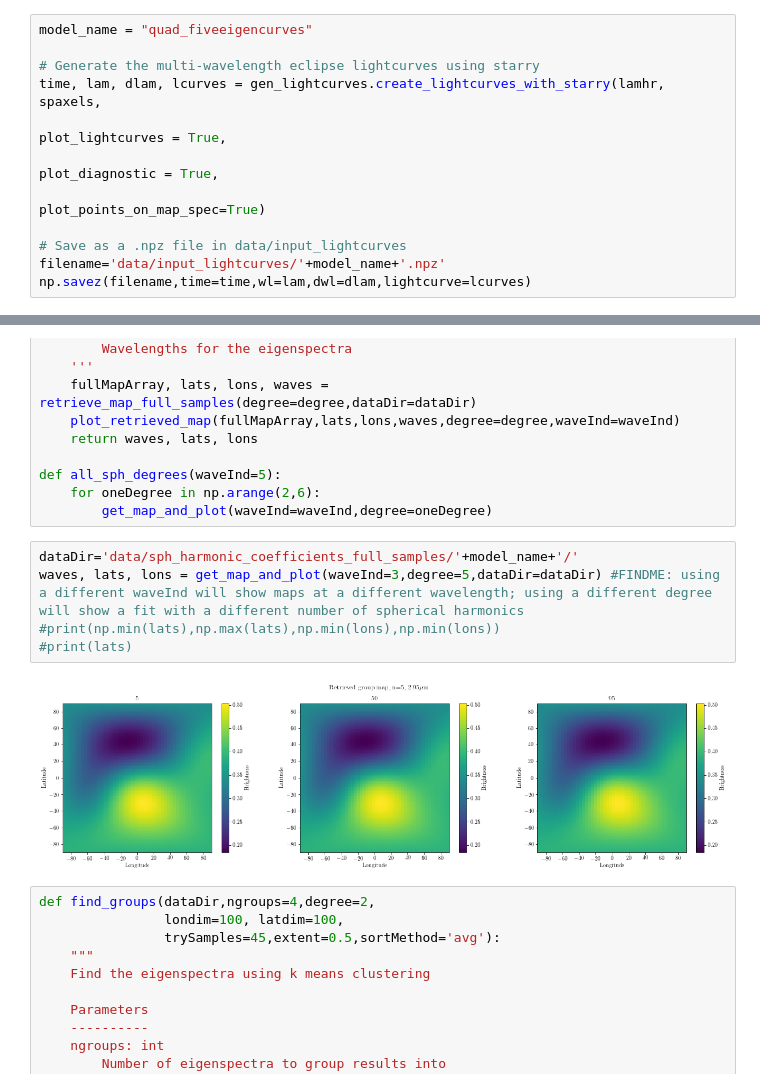
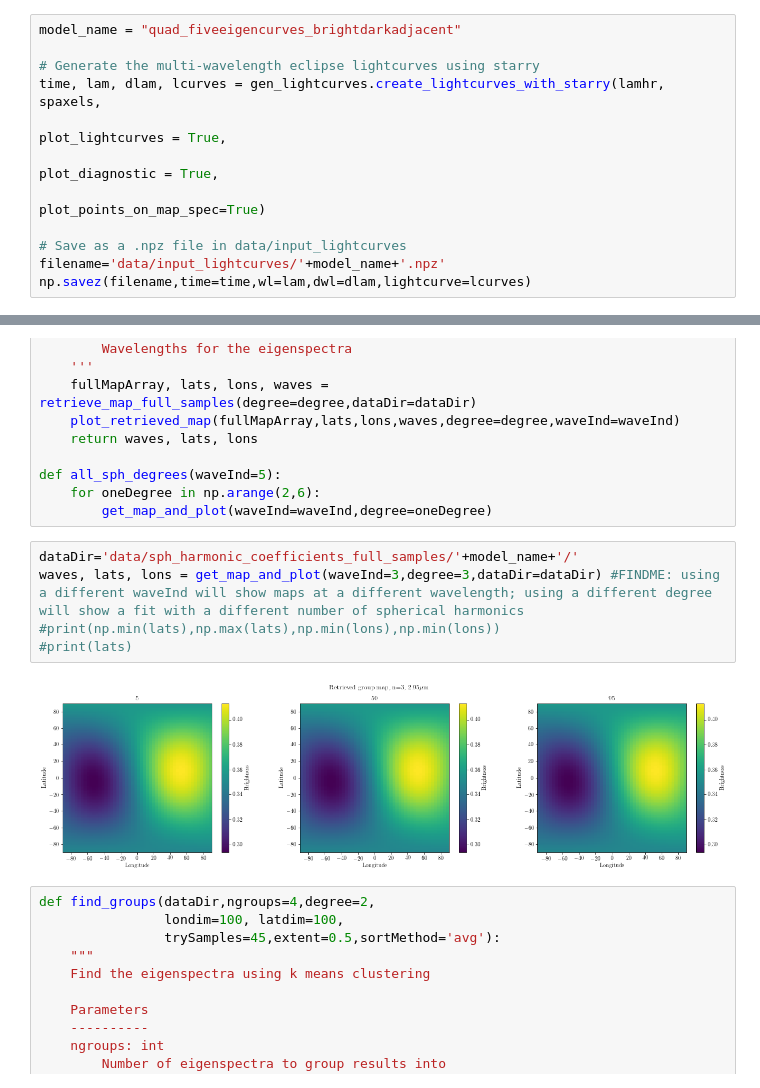
Before and after one commit to multidworlds/eigenspectra, a Jupyter notebook: master_spidermanalltheway.ipynb, the cells around one changed output, grey strips where cells are left out. Drawn from its saved outputs; the diff is of its cells as text.

```diff
--- a/master_spidermanalltheway.ipynb
+++ b/master_spidermanalltheway.ipynb
@@ -134,7 +134,7 @@ show_orig_map(lamhr, spaxels);
 # %% [markdown]
 # Generate new input lightcurves
 # %%
-model_name = "quad_fiveeigencurves"
+model_name = "quad_fiveeigencurves_brightdarkadjacent"
 
 # Generate the multi-wavelength eclipse lightcurves using starry
 time, lam, dlam, lcurves = gen_lightcurves.create_lightcurves_with_starry(lamhr, spaxels,
@@ -273,11 +286,11 @@ def all_sph_degrees(waveInd=5):
         get_map_and_plot(waveInd=waveInd,degree=oneDegree)
 # %%
 dataDir='data/sph_harmonic_coefficients_full_samples/'+model_name+'/'
-waves, lats, lons = get_map_and_plot(waveInd=3,degree=5,dataDir=dataDir) #FINDME: using a different waveInd will show maps at a different wavelength; using a different degree will show a fit with a different number of spherical harmonics
+waves, lats, lons = get_map_and_plot(waveInd=3,degree=3,dataDir=dataDir) #FINDME: using a different waveInd will show maps at a different wavelength; using a different degree will show a fit with a different number of spherical harmonics
 #print(np.min(lats),np.max(lats),np.min(lons),np.min(lons))
 #print(lats)
 # %% [output]
-[figure, old version]
+[figure, new version]
 # %%
 def find_groups(dataDir,ngroups=4,degree=2,
                 londim=100, latdim=100,
```
Also changed, not shown: parts of 7 cells of this notebook.
